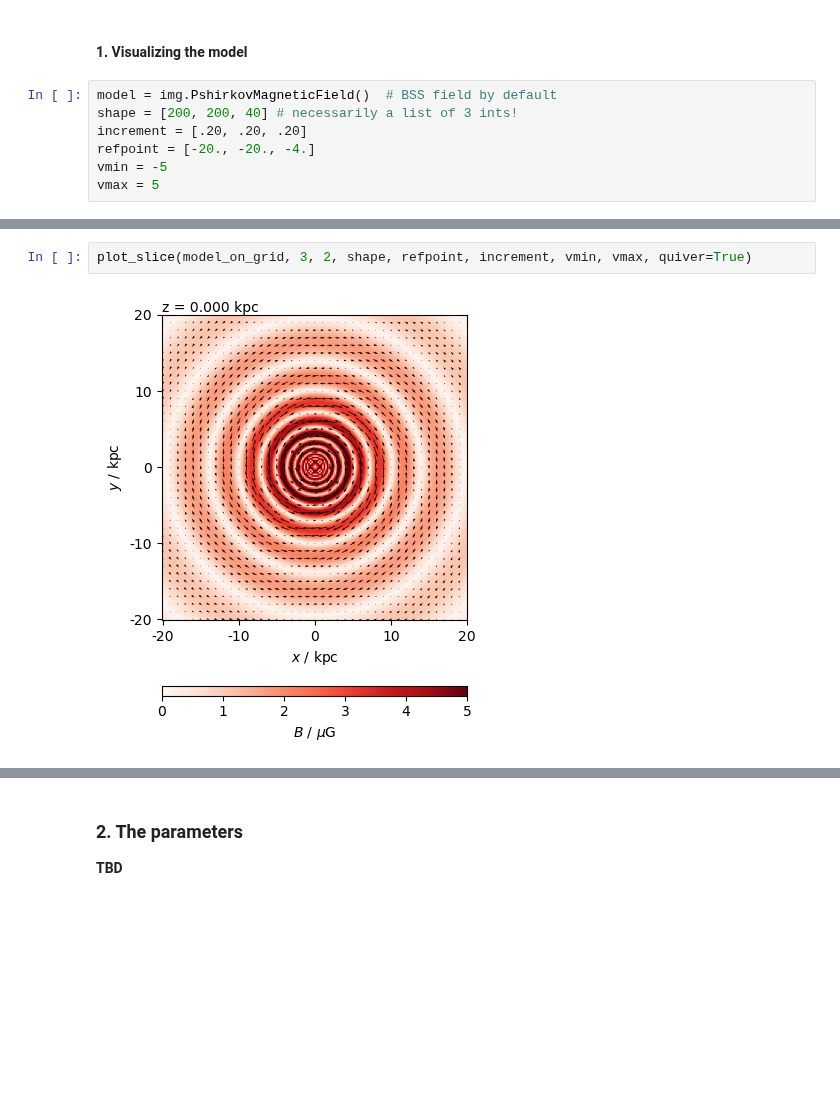
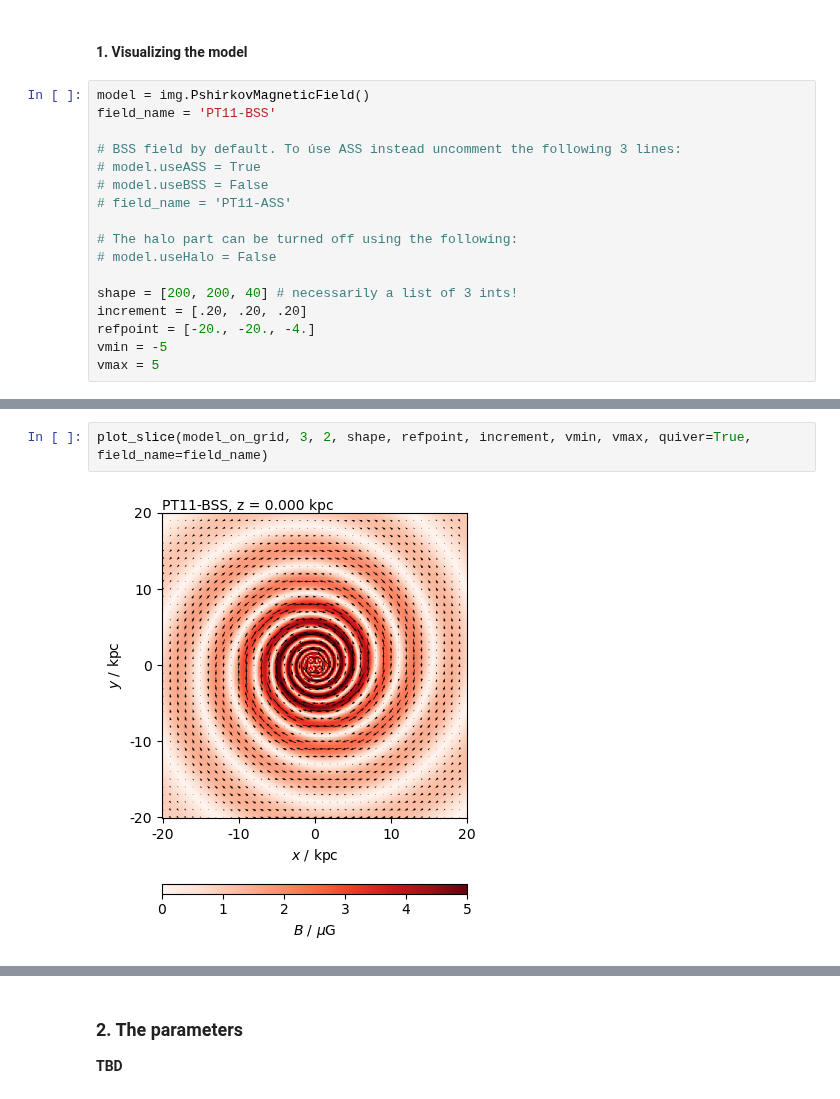
Before and after one commit to rafaelab/imagine-models, a Jupyter notebook: demos/python/model_examples/pshirkov_demo.ipynb, the cells around one changed output, grey strips where cells are left out. Drawn from its saved outputs; the diff is of its cells as text; blank space fills up the shorter version.

Commit message:
fix bugs in Pshirkov field and update ipynb

```diff
--- a/demos/python/model_examples/pshirkov_demo.ipynb
+++ b/demos/python/model_examples/pshirkov_demo.ipynb
@@ -12,7 +12,17 @@ from plotting_helpers import plot_slice
 # %% [markdown]
 #### 1. Visualizing the model
 # %%
-model = img.PshirkovMagneticField()  # BSS field by default
+model = img.PshirkovMagneticField()
+field_name = 'PT11-BSS'
+
+# BSS field by default. To úse ASS instead uncomment the following 3 lines:
+# model.useASS = True
+# model.useBSS = False
+# field_name = 'PT11-ASS'
+
+# The halo part can be turned off using the following:
+# model.useHalo = False
+
 shape = [200, 200, 40] # necessarily a list of 3 ints!
 increment = [.20, .20, .20]
 refpoint = [-20., -20., -4.]
@@ -34,5 +44,5 @@ plot_slice(model_on_grid, 2, 2, shape, refpoint, increment, vmin, vmax)  # no fi
 # %%
-plot_slice(model_on_grid, 3, 2, shape, refpoint, increment, vmin, vmax, quiver=True)
+plot_slice(model_on_grid, 3, 2, shape, refpoint, increment, vmin, vmax, quiver=True, field_name=field_name)
 # %% [output]
-[figure, old version]
+[figure, new version]
 # %%
```
Also changed, not shown: parts of 8 cells of this notebook, 1 other file.
